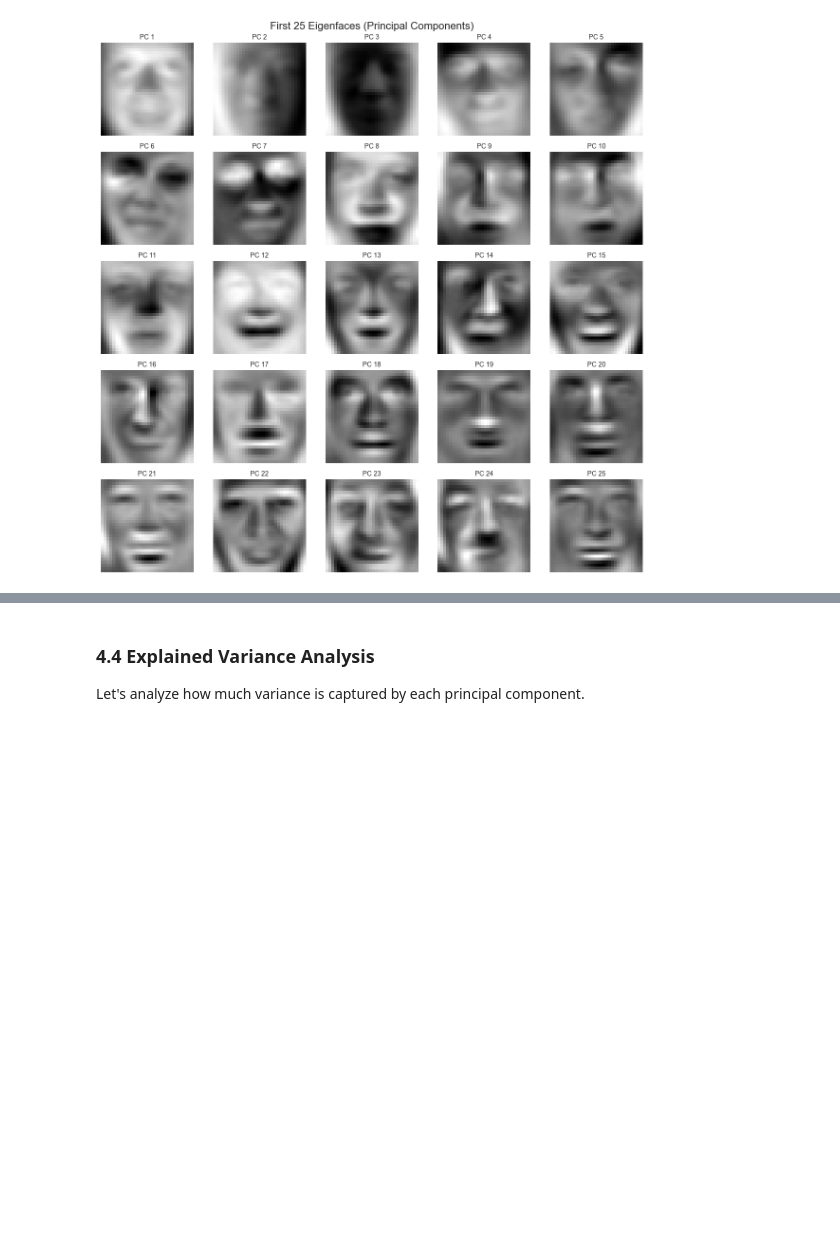
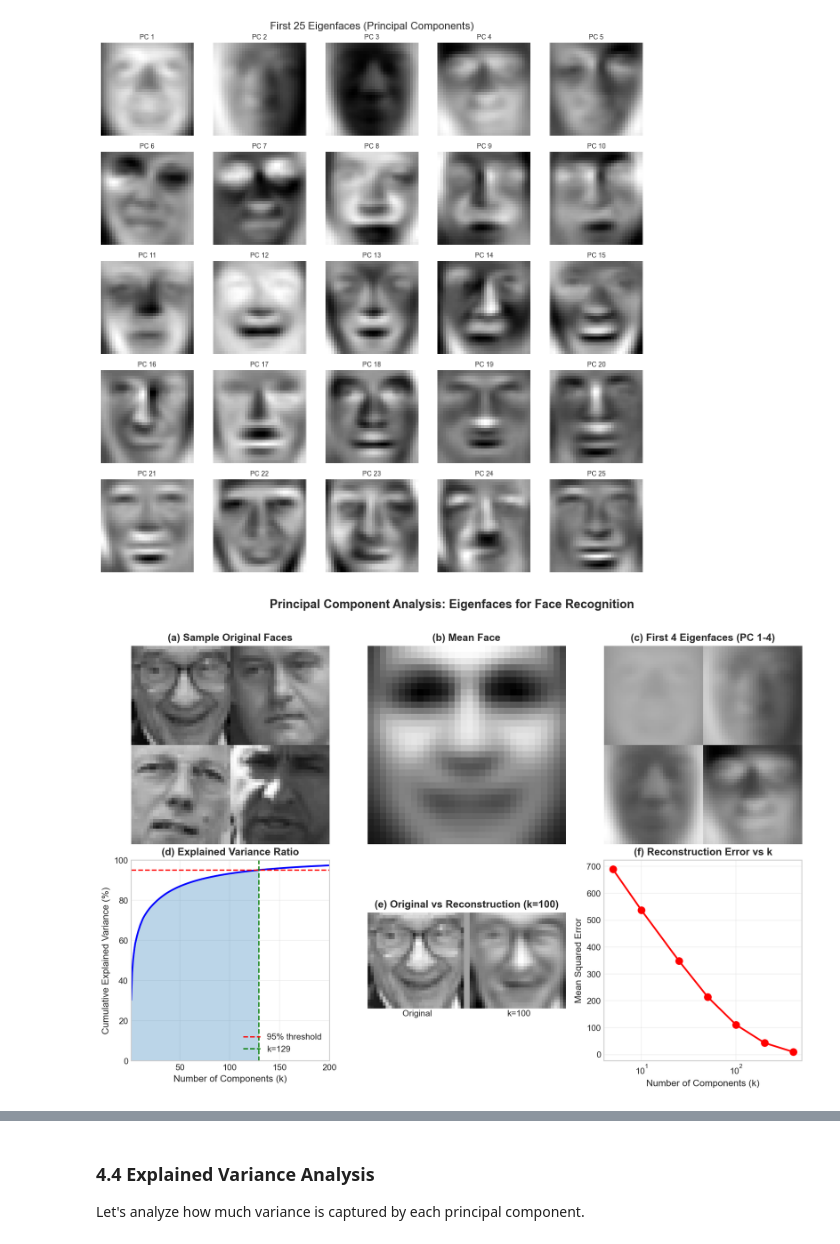
Before and after one commit to miguelplanas/naml, a Jupyter notebook: notebooks/01_pca_eigenfaces.ipynb, the cells around one changed output, grey strips where cells are left out. Drawn from its saved outputs; the diff is of its cells as text; code cells hidden in the pictures; blank space fills up the shorter version.

```diff
--- a/notebooks/01_pca_eigenfaces.ipynb
+++ b/notebooks/01_pca_eigenfaces.ipynb
@@ -192,3 +192,97 @@ plt.tight_layout()
 plt.show()
 # %% [output]
 [figure]
+# %%
+# =============================================================================
+# PUBLICATION FIGURE: Eigenfaces and Sample Faces (A4 Landscape)
+# =============================================================================
+# A4 landscape size in inches: 11.69 x 8.27
+
+fig, axes = plt.subplots(2, 3, figsize=(11.69, 8.27), dpi=150)
+
+# Panel (0,0): Sample Original Faces - 4 faces in 2x2 grid
+ax = axes[0, 0]
+sample_indices = [0, 50, 100, 150]
+combined_faces = np.zeros((64, 64))
+for i, idx in enumerate(sample_indices):
+    row, col = i // 2, i % 2
+    face = X[idx].reshape(32, 32).T
+    combined_faces[row*32:(row+1)*32, col*32:(col+1)*32] = face
+ax.imshow(combined_faces, cmap='gray')
+ax.set_title('(a) Sample Original Faces', fontsize=12, fontweight='bold')
+ax.axis('off')
+
+# Panel (0,1): Mean Face
+ax = axes[0, 1]
+mean_face_img = X_mean.reshape(32, 32).T
+ax.imshow(mean_face_img, cmap='gray')
+ax.set_title('(b) Mean Face', fontsize=12, fontweight='bold')
+ax.axis('off')
+
+# Panel (0,2): First 4 Eigenfaces
+ax = axes[0, 2]
+combined_eigen = np.zeros((64, 64))
+for i in range(4):
+    row, col = i // 2, i % 2
+    eigenface = VT[i].reshape(32, 32).T
+    combined_eigen[row*32:(row+1)*32, col*32:(col+1)*32] = eigenface
+ax.imshow(combined_eigen, cmap='gray')
+ax.set_title('(c) First 4 Eigenfaces (PC 1-4)', fontsize=12, fontweight='bold')
+ax.axis('off')
+
+# Panel (1,0): Explained Variance
+ax = axes[1, 0]
+ax.plot(range(1, len(cumulative_var)+1), cumulative_var * 100, 'b-', linewidth=2)
+ax.axhline(y=95, color='r', linestyle='--', label='95% threshold')
+ax.axvline(x=n_components_95, color='g', linestyle='--', label=f'k={n_components_95}')
+ax.fill_between(range(1, n_components_95+1), 0, cumulative_var[:n_components_95] * 100, alpha=0.3)
+ax.set_xlabel('Number of Components (k)', fontsize=11)
+ax.set_ylabel('Cumulative Explained Variance (%)', fontsize=11)
+ax.set_title('(d) Explained Variance Ratio', fontsize=12, fontweight='bold')
+ax.legend(loc='lower right')
+ax.set_xlim(1, 200)
+ax.set_ylim(0, 100)
+ax.grid(True, alpha=0.3)
+
+# Panel (1,1): Reconstruction comparison
+ax = axes[1, 1]
+orig = X[0].reshape(32, 32).T
+recon = X_reconstructed[0].reshape(32, 32).T
+combined_recon = np.hstack([orig, np.ones((32, 2))*0.5, recon])
+ax.imshow(combined_recon, cmap='gray')
+ax.set_title('(e) Original vs Reconstruction (k=100)', fontsize=12, fontweight='bold')
+ax.axis('off')
+# Add labels
+ax.text(16, 34, 'Original', ha='center', fontsize=10)
+ax.text(50, 34, 'k=100', ha='center', fontsize=10)
+
+# Panel (1,2): Reconstruction Error
+ax = axes[1, 2]
+errors = []
+k_test = [5, 10, 25, 50, 100, 200, 400]
+for k_val in k_test:
+    U_k = U[:, :k_val]
+    X_recon_k = X_normalized @ VT[:k_val].T @ VT[:k_val] + X_mean
+    mse = np.mean((X - X_recon_k) ** 2)
+    errors.append(mse)
+ax.plot(k_test, errors, 'ro-', linewidth=2, markersize=8)
+ax.set_xlabel('Number of Components (k)', fontsize=11)
+ax.set_ylabel('Mean Squared Error', fontsize=11)
+ax.set_title('(f) Reconstruction Error vs k', fontsize=12, fontweight='bold')
+ax.grid(True, alpha=0.3)
+ax.set_xscale('log')
+
+plt.suptitle('Principal Component Analysis: Eigenfaces for Face Recognition',
+             fontsize=14, fontweight='bold', y=0.98)
+plt.tight_layout(rect=[0, 0, 1, 0.96])
+
+# Save figure
+plt.savefig('../results/figures/eigenfaces_publication.png', dpi=300, bbox_inches='tight',
+            facecolor='white', edgecolor='none')
+plt.savefig('../results/figures/eigenfaces_publication.pdf', bbox_inches='tight',
+            facecolor='white', edgecolor='none')
+plt.show()
+
+print("Figure saved to results/figures/eigenfaces_publication.png and .pdf")
+# %% [output]
+[figure, added]
```
Also changed, not shown: parts of 2 cells of this notebook, 14 other files.
